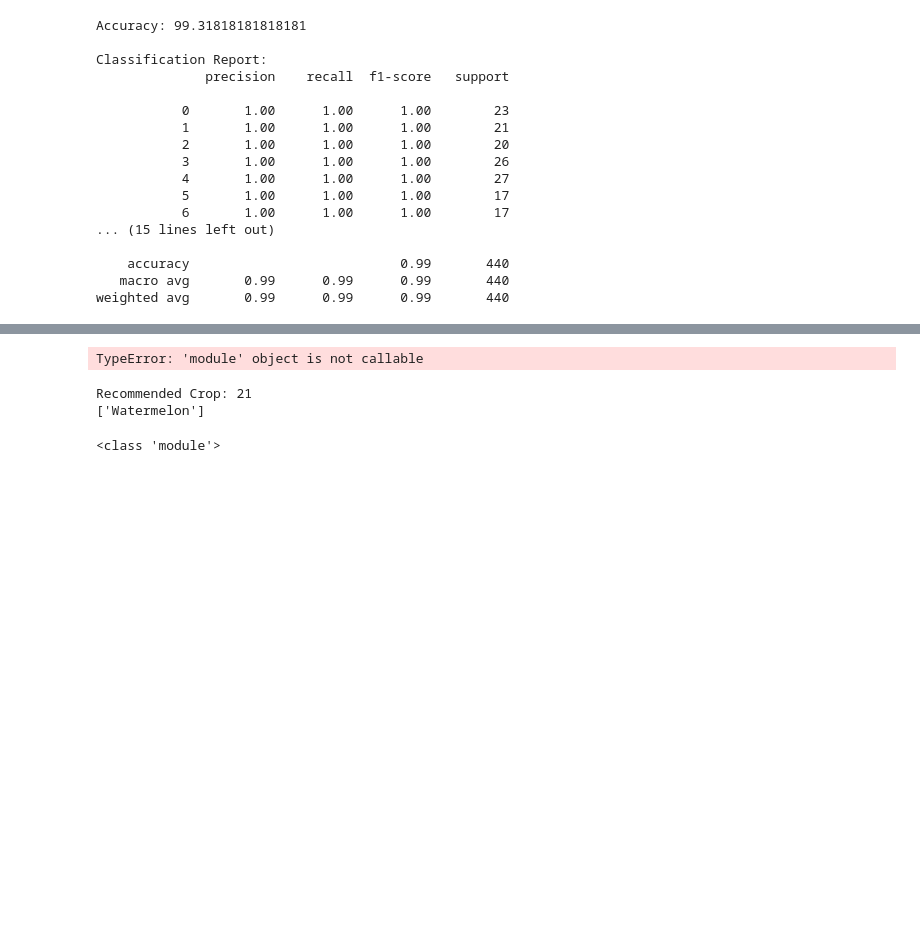
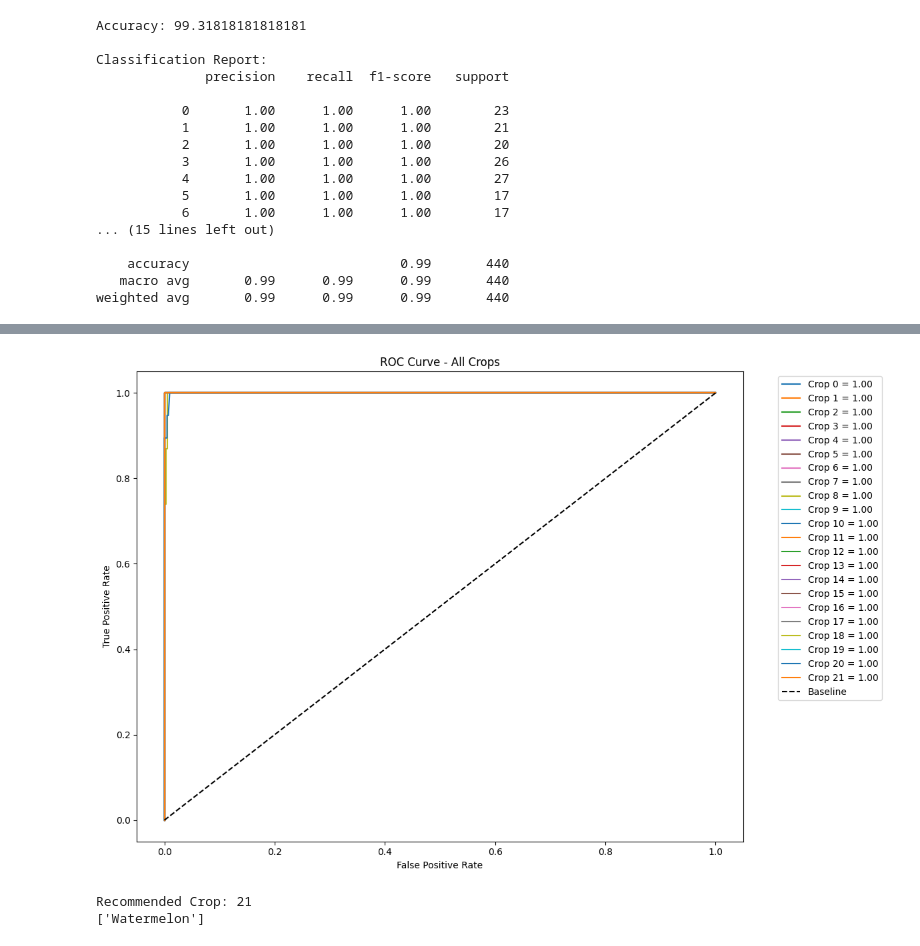
Before and after one commit to wajiha-ashraf/Crop-Recommendation-Model, a Jupyter notebook: main.ipynb, the cells around one changed output, grey strips where cells are left out. Saved outputs shown, nothing was run; the diff lists cells and outputs as text; code cells hidden in the pictures; blank space fills up the shorter version.

```diff
--- a/main.ipynb
+++ b/main.ipynb
@@ -250,34 +249,35 @@ TypeError: 'module' object is not callable
 from sklearn.preprocessing import label_binarize
 from sklearn.metrics import roc_curve, auc
 
+y_prob = model.predict_proba(X_test)
 y_test_bin = label_binarize(y_test, classes=list(range(22)))
 plt.figure(figsize=(12, 8))
 
 for i in range(22):
     actual = y_test_bin[:, i]
     probability = y_prob[:, i]
 
     fpr, tpr, _ = roc_curve(actual, probability)
     score = auc(fpr, tpr)
     plt.plot(fpr, tpr, label=f'Crop {i} = {score:.2f}')
     # for Baseline
 plt.plot([0, 1], [0, 1],
          color='black',
          linestyle='--',
          label='Baseline')
 
 # for Labels
 plt.title('ROC Curve - All Crops')
 plt.xlabel('False Positive Rate')
 plt.ylabel('True Positive Rate')
 
 # for legends
 plt.legend(bbox_to_anchor=(1.05, 1))
 
 plt.tight_layout()
 plt.show()
 # %% [output]
-TypeError: 'module' object is not callable
+[figure, added]
 # %%
 input_data = [[90, 60, 43, 20.8, 82.0, 6.5, 39]]
 input_scaled = scaler.transform(input_data)
@@ -287,9 +287,3 @@ print(le.inverse_transform(result))
 # %% [output]
 Recommended Crop: 21
 ['Watermelon']
-# %%
-# Pehle yeh check karo
-import matplotlib.pyplot as plt
-print(type(plt))
-# %% [output]
-<class 'module'>
```
Also changed, not shown: parts of 5 cells of this notebook.
